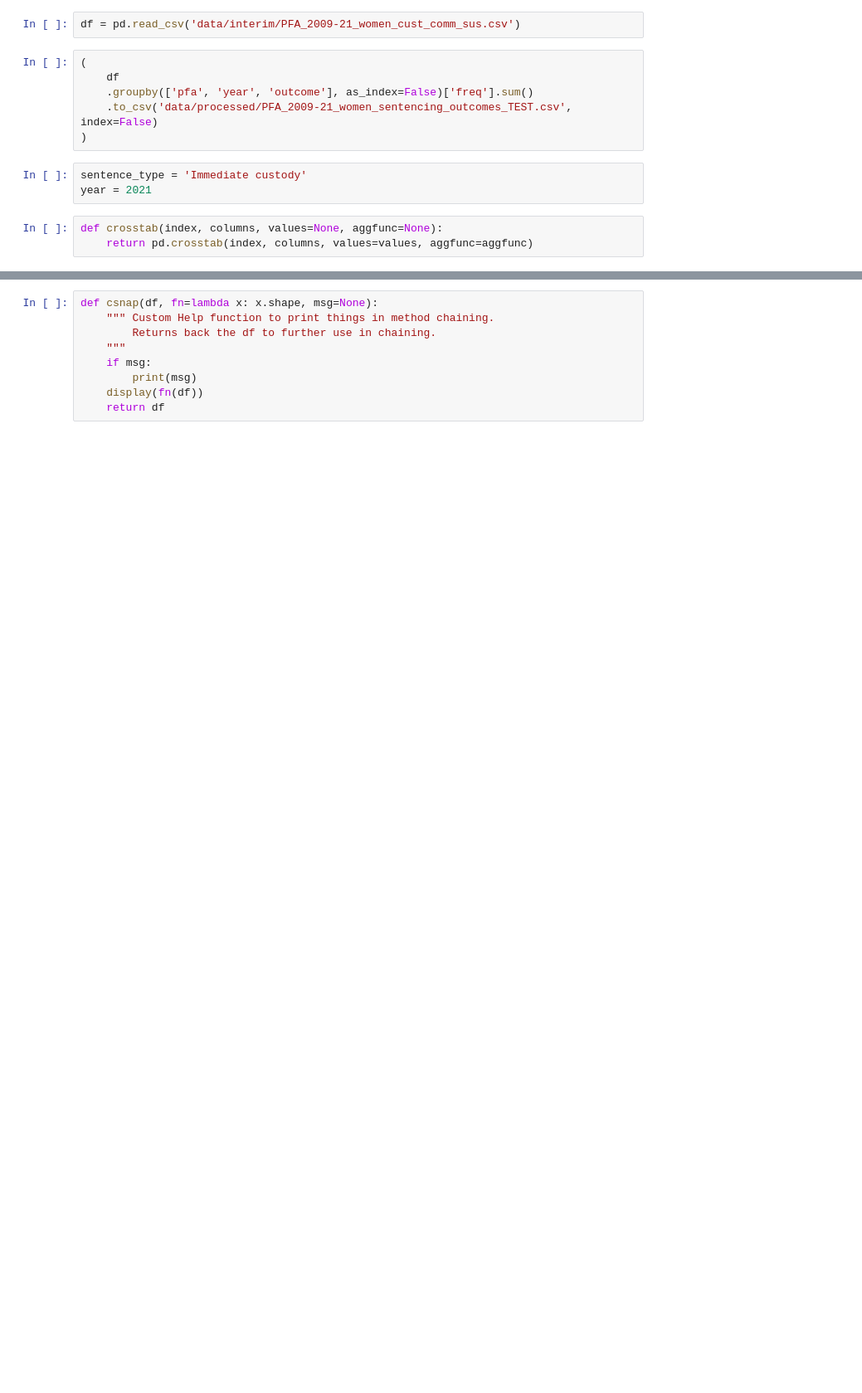
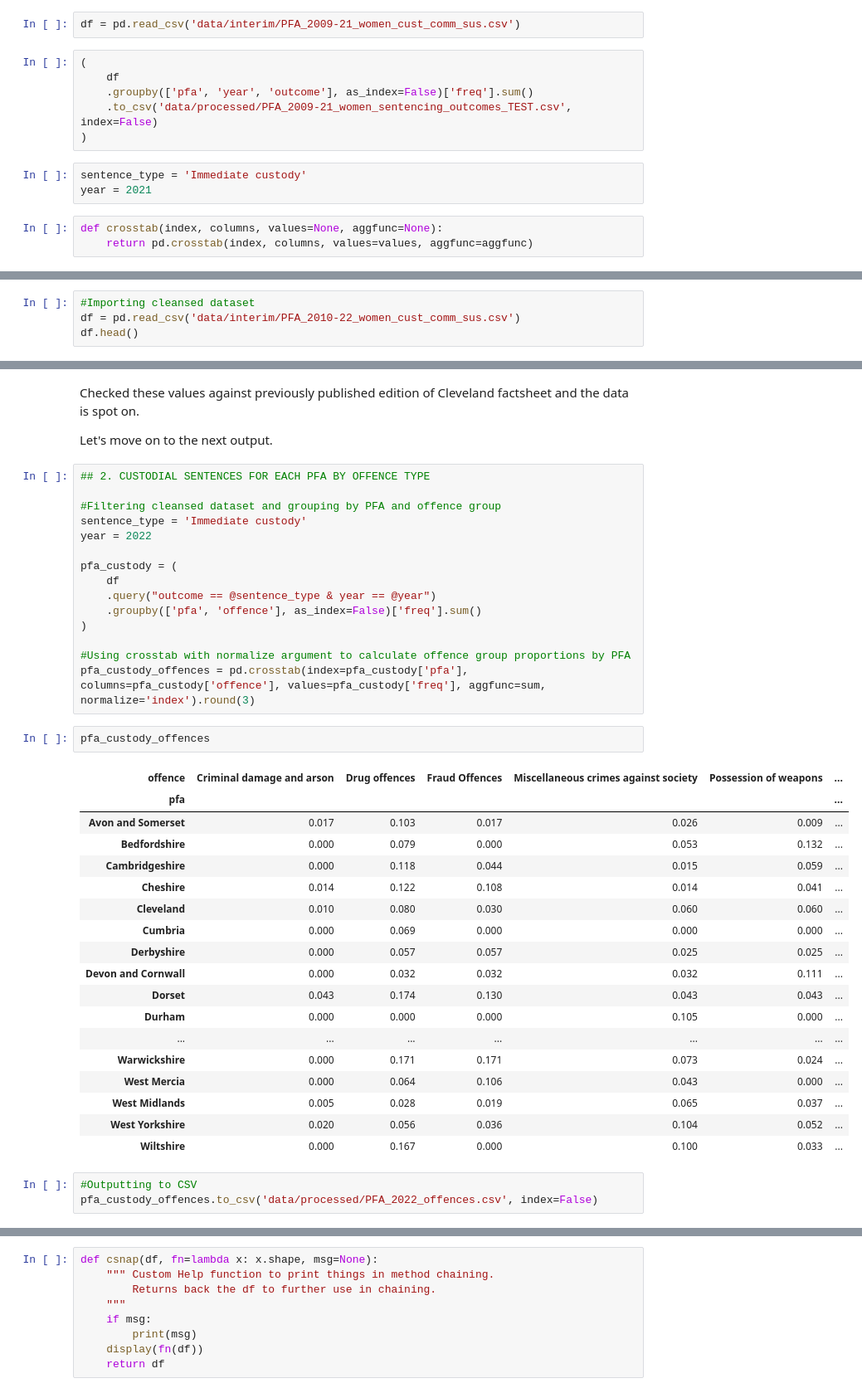
Before and after one commit to Prison-Reform-Trust/womens-imprisonment-PFA, a Jupyter notebook: notebooks/Script_testing.ipynb, the cells around one changed output, grey strips where cells are left out. Shown: that part at 83% size. Cells and saved outputs as stored; diff of their text form; blank space fills up the shorter version.

```diff
--- a/notebooks/Script_testing.ipynb
+++ b/notebooks/Script_testing.ipynb
@@ -268,0 +495,4 @@ def crosstab(index, columns, values=None, aggfunc=None):
+# %%
+#Importing cleansed dataset
+df = pd.read_csv('data/interim/PFA_2010-22_women_cust_comm_sus.csv')
+df.head()
@@ -268,0 +541,43 @@ def crosstab(index, columns, values=None, aggfunc=None):
+# %% [markdown]
+Checked these values against previously published edition of Cleveland factsheet and the data is spot on.
+
+Let's move on to the next output.
+# %%
+## 2. CUSTODIAL SENTENCES FOR EACH PFA BY OFFENCE TYPE
+
+#Filtering cleansed dataset and grouping by PFA and offence group
+sentence_type = 'Immediate custody'
+year = 2022
+
+pfa_custody = (
+    df
+    .query("outcome == @sentence_type & year == @year")
+    .groupby(['pfa', 'offence'], as_index=False)['freq'].sum()
+)
+
+#Using crosstab with normalize argument to calculate offence group proportions by PFA
+pfa_custody_offences = pd.crosstab(index=pfa_custody['pfa'], columns=pfa_custody['offence'], values=pfa_custody['freq'], aggfunc=sum, normalize='index').round(3)
+# %%
+pfa_custody_offences
+# %% [output]
+| offence | Criminal damage and arson | Drug offences | Fraud Offences | Miscellaneous crimes against society | Possession of weapons | ... |
+| pfa |  |  |  |  |  | ... |
+| Avon and Somerset | 0.017 | 0.103 | 0.017 | 0.026 | 0.009 | ... |
+| Bedfordshire | 0.000 | 0.079 | 0.000 | 0.053 | 0.132 | ... |
+| Cambridgeshire | 0.000 | 0.118 | 0.044 | 0.015 | 0.059 | ... |
+| Cheshire | 0.014 | 0.122 | 0.108 | 0.014 | 0.041 | ... |
+| Cleveland | 0.010 | 0.080 | 0.030 | 0.060 | 0.060 | ... |
+| Cumbria | 0.000 | 0.069 | 0.000 | 0.000 | 0.000 | ... |
+| Derbyshire | 0.000 | 0.057 | 0.057 | 0.025 | 0.025 | ... |
+| Devon and Cornwall | 0.000 | 0.032 | 0.032 | 0.032 | 0.111 | ... |
+| Dorset | 0.043 | 0.174 | 0.130 | 0.043 | 0.043 | ... |
+| Durham | 0.000 | 0.000 | 0.000 | 0.105 | 0.000 | ... |
+| ... | ... | ... | ... | ... | ... | ... |
+| Warwickshire | 0.000 | 0.171 | 0.171 | 0.073 | 0.024 | ... |
+| West Mercia | 0.000 | 0.064 | 0.106 | 0.043 | 0.000 | ... |
+| West Midlands | 0.005 | 0.028 | 0.019 | 0.065 | 0.037 | ... |
+| West Yorkshire | 0.020 | 0.056 | 0.036 | 0.104 | 0.052 | ... |
+| Wiltshire | 0.000 | 0.167 | 0.000 | 0.100 | 0.033 | ... |
+# %%
+#Outputting to CSV
+pfa_custody_offences.to_csv('data/processed/PFA_2022_offences.csv', index=False)
```
Also changed, not shown: parts of 112 cells of this notebook.
